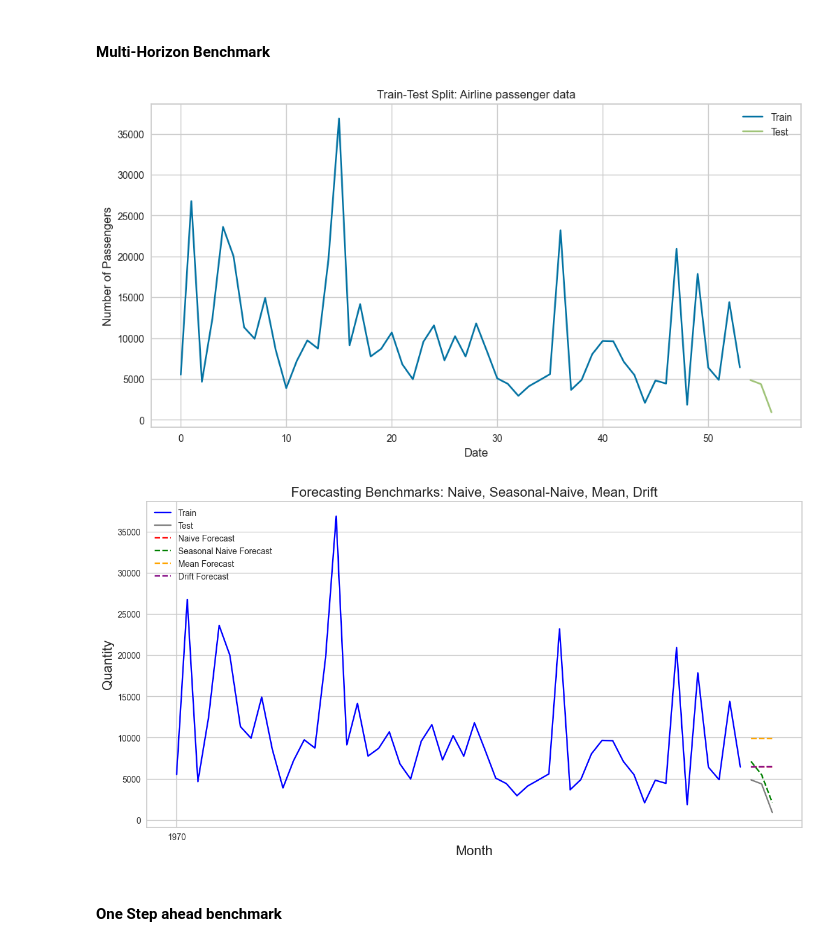
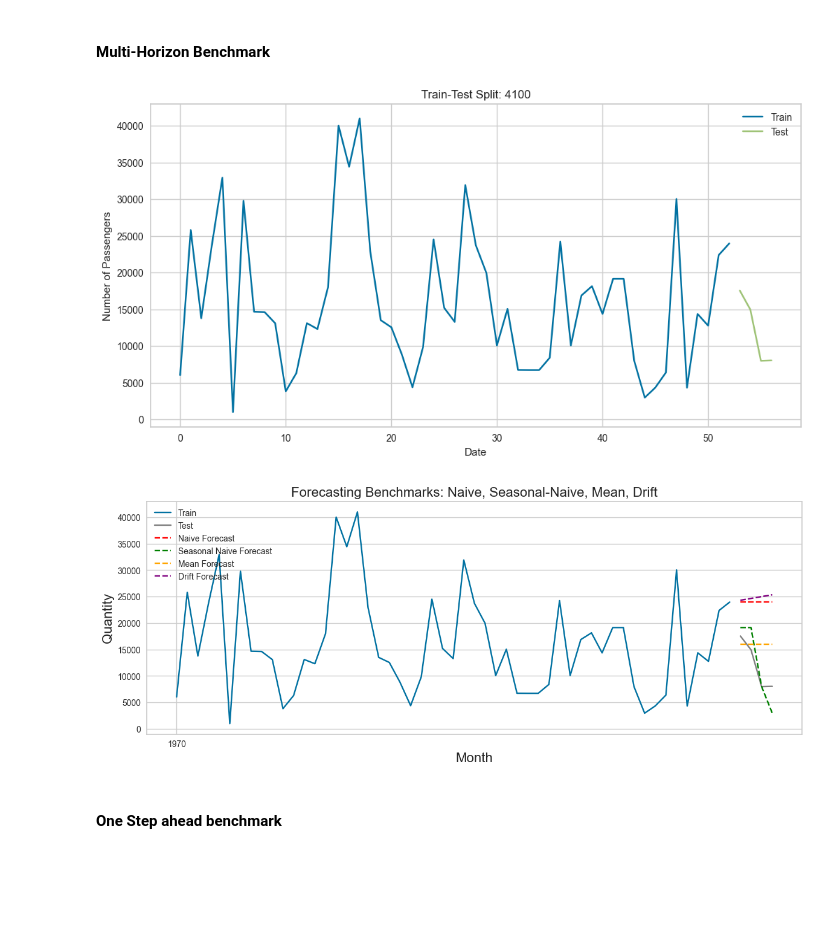
Before and after one commit to claytonshaw/Portfolio, a Jupyter notebook: Work/pycaret_forecasting.ipynb, the cells around one changed output. Drawn from its saved outputs; the diff is of its cells as text; code cells hidden in the pictures; blank space fills up the shorter version.

```diff
--- a/Work/pycaret_forecasting.ipynb
+++ b/Work/pycaret_forecasting.ipynb
@@ -6,0 +9,7 @@ df = pd.read_csv('Items Shipped by Item by Month.csv')
+# %%
+item = '4100'
+
+# can be int ie.(4) or range ie. (np.arange(4,5))
+forecast_length = 4
+# forecast_lenth_array = np.arange(forecast_length, forecast_length+1)
+forecast_lenth_array = 4
@@ -35,8 +46,10 @@ df['Date'] = pd.to_datetime(df['Date'])
 # %%
-item = '4109'
-
+df['Date'] = pd.to_datetime(df['Date'])
 df = df.groupby(['Date','Item'])['Quantity'].sum().reset_index().sort_values(by='Date', ascending=True)
 
 df_item = df[df['Item'] == item]
 
 df_item = df_item.resample('M', on='Date').sum().reset_index()
+df_item = df_item.drop(columns='Item')
+#df_item = df_item[:-1] # drop the last month if in middle of month
+df_item.tail()
@@ -66,14 +73,18 @@ unchanged_df = df_item.copy()
 # %%
 from scipy.stats import boxcox
 # %%
+# Apply Box-Cox transformation to find the optimal lambda
+try:
+    df_item['boxcox_units'] , optimal_lambda = boxcox(df_item.Quantity)
+except ValueError:
+    df_item['Quantity'] = df_item['Quantity'] + 1
+    df_item['boxcox_units'] , optimal_lambda = boxcox(df_item.Quantity)
 
-# Apply Box-Cox transformation to find the optimal lambda
-df_item['boxcox_units'] , optimal_lambda = boxcox(df_item.Quantity)
 print(df_item.head())
 box_cox_df = df_item.copy()
 
 # Plot the transformed data with optimal lambda
-df_item.plot(x='Date', y='boxcox_units', figsize=(12,6))
+df_item.plot(x='Date', y='boxcox_units', figsize=(10,6))
 
 # Print the optimal lambda
 print(f'The optimal lambda for Box-Cox transformation is: {optimal_lambda}')
@@ -161,20 +180,20 @@ Critical Value (10%)          -2.601541e+00
 #### Multi-Horizon Benchmark
 # %%
 # Split the data
-train = df_item[['Quantity']][:-3]
-test = df_item[['Quantity']][-3:]
+train = df_item[['Quantity']][:-forecast_length]
+test = df_item[['Quantity']][-forecast_length:]
 
 # Visualize the train and test data
 plt.figure(figsize=(12, 6))
 plt.plot(train.index, train, label='Train')
 plt.plot(test.index, test, label='Test')
-plt.title('Train-Test Split: Airline passenger data')
+plt.title(f'Train-Test Split: {item}')
 plt.xlabel('Date')
 plt.ylabel('Number of Passengers')
 plt.legend()
 plt.show()
 # %% [output]
-[figure, old version]
+[figure, new version]
 # %%
 # Naive Forecast
 # The naive forecaster simply uses the last observation from the training set
@@ -198,36 +217,36 @@ y_hat_mean['mean'] = train['Quantity'].mean()
 # Drift Forecast:
 # The drift forecaster extrapolates a line between the first and last observations
 # in the training set.
 y_hat_drift = test.copy()
 num_periods = len(train) - 1
 drift = (train['Quantity'].iloc[-1] - train['Quantity'].iloc[0]) / num_periods
 y_hat_drift['drift'] = [train['Quantity'].iloc[-1] + (i+1) * drift for i in range(len(test))]
 
 
 # Ensure index types are correct
 train.index = pd.to_datetime(train.index)
 test.index = pd.to_datetime(test.index)
 y_hat_naive.index = pd.to_datetime(y_hat_naive.index)
 y_hat_snaive.index = pd.to_datetime(y_hat_snaive.index)
 y_hat_mean.index = pd.to_datetime(y_hat_mean.index)
 y_hat_drift.index = pd.to_datetime(y_hat_drift.index)
 
 # Visualization
-plt.figure(figsize=(14, 7))
-plt.plot(train.index, train['Quantity'], label='Train', color='blue')
+plt.figure(figsize=(14, 5))
+plt.plot(train.index, train['Quantity'], label='Train')
 plt.plot(test.index, test['Quantity'], label='Test', color='grey')
 plt.plot(y_hat_naive.index, y_hat_naive['naive'], label='Naive Forecast', color='red', linestyle='--')
 plt.plot(y_hat_snaive.index, y_hat_snaive['snaive'], label='Seasonal Naive Forecast', color='green', linestyle='--')
 plt.plot(y_hat_mean.index, y_hat_mean['mean'], label='Mean Forecast', color='orange', linestyle='--')
 plt.plot(y_hat_drift.index, y_hat_drift['drift'], label='Drift Forecast', color='purple', linestyle='--')
 
 plt.title('Forecasting Benchmarks: Naive, Seasonal-Naive, Mean, Drift', fontsize=16)
 plt.xlabel('Month',fontsize=16)
 plt.ylabel('Quantity',fontsize=16)
 plt.legend(loc='upper left')
 plt.show()
 # %% [output]
-[figure, old version]
+[figure, new version]
 # %% [markdown]
 #### One Step ahead benchmark
 # %%
```
Also changed, not shown: parts of 42 cells of this notebook.
